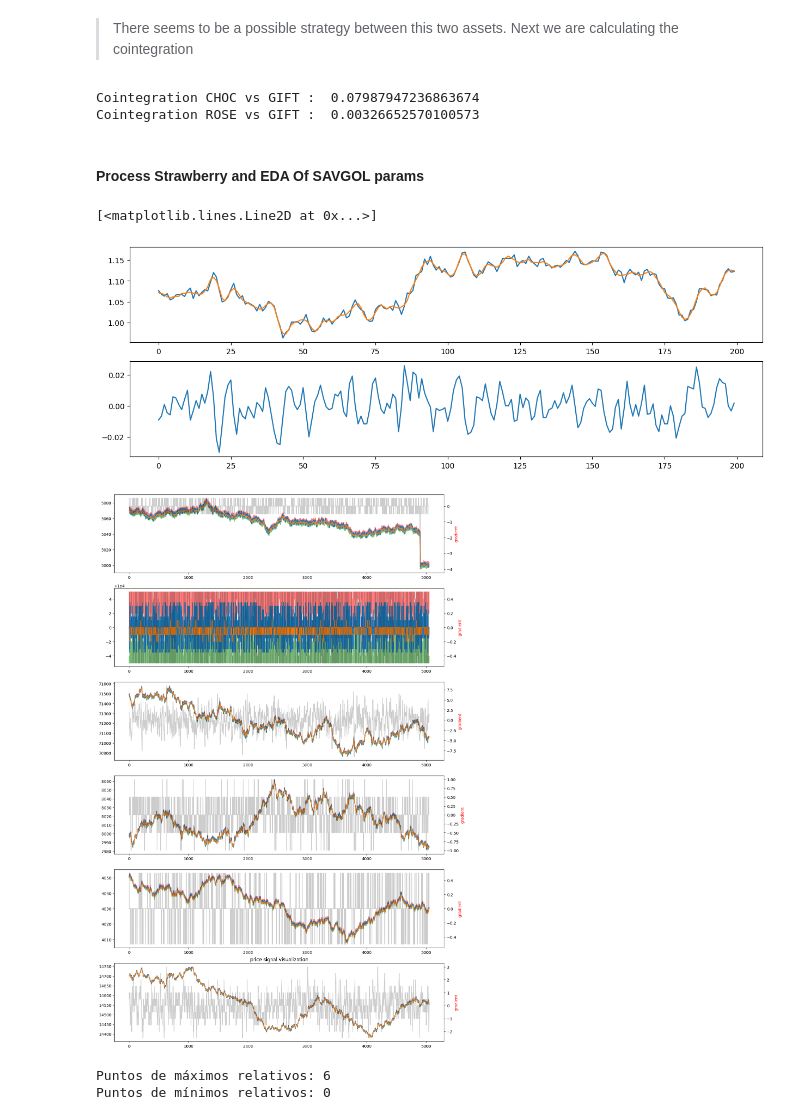
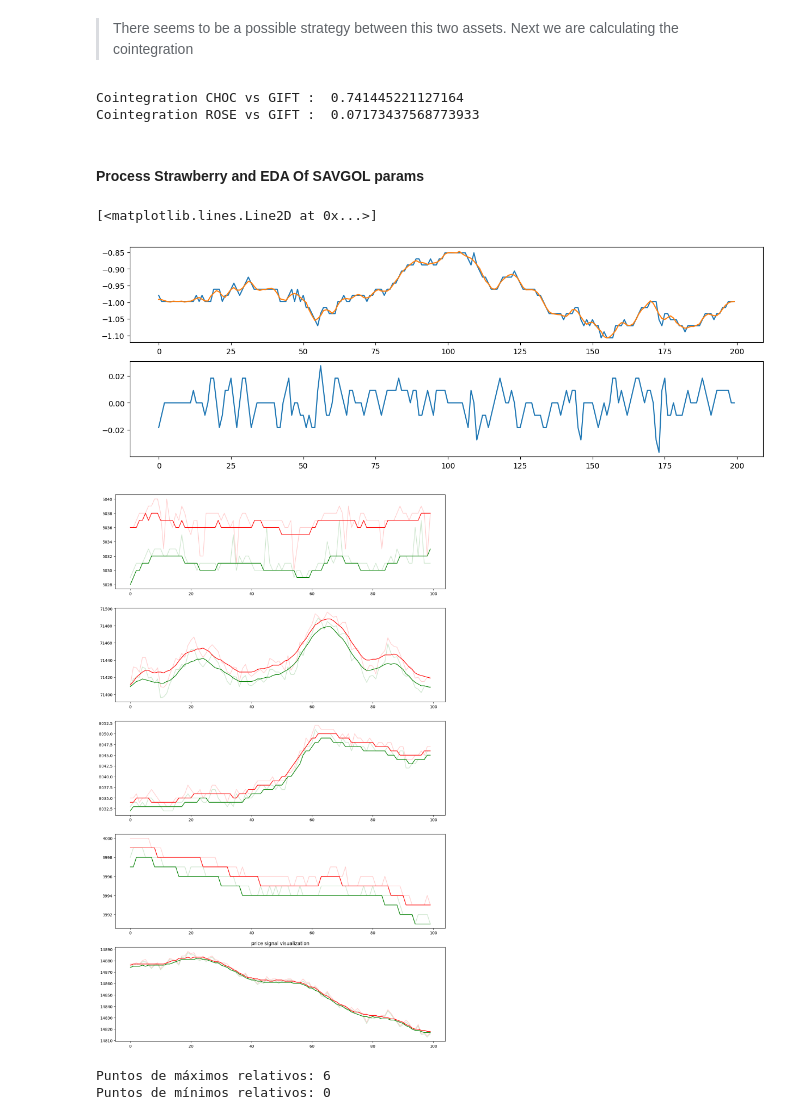
Before and after one commit to rvargas42/IMC_Prosperity2_BigWhales, a Jupyter notebook: Research/round_3/R3_GiftBasket_Popt.ipynb, the cells around one changed output. Cells and saved outputs as stored; diff of their text form; code cells hidden in the pictures.

```diff
--- a/Research/round_3/R3_GiftBasket_Popt.ipynb
+++ b/Research/round_3/R3_GiftBasket_Popt.ipynb
@@ -95,10 +97,10 @@ axs[1].axhline(1.5)
 # %%
 from statsmodels.tsa.stattools import coint
 
-cointegration_gift_choco = coint(df_normalized["CHOCOLATE"], df_normalized["GIFT_BASKET"])
-cointegration_roses_choco = coint(df_normalized["ROSES"], df_normalized["CHOCOLATE"])
+cointegration_gift_choco = coint(df_normalized["GIFT_BASKET"], df_normalized["STRAWBERRIES"])
+cointegration_roses_choco = coint(df_normalized["GIFT_BASKET"], df_normalized["CHOCOLATE"])
 print("Cointegration CHOC vs GIFT : ", cointegration_gift_choco[1])
 print("Cointegration ROSE vs GIFT : ", cointegration_roses_choco[1])
 # %% [output]
-Cointegration CHOC vs GIFT :  0.07987947236863674
-Cointegration ROSE vs GIFT :  0.00326652570100573
+Cointegration CHOC vs GIFT :  0.741445221127164
+Cointegration ROSE vs GIFT :  0.07173437568773933
@@ -109,7 +109,7 @@ spread =
 # %%
 from dataUtils import savitzky_golay
 # %%
-signal = df_normalized.GIFT_BASKET[:200]
+signal = df_normalized.STRAWBERRIES[:200]
 savgol = savitzky_golay(signal.values, window_size=11, order=5)
 gradient = np.gradient(signal)
 
@@ -120,7 +120,7 @@ axs[0].plot(x,savgol)
 axs[1].plot(x,gradient)
 # %% [output]
 [<matplotlib.lines.Line2D at 0x...>]
-[figure, old version]
+[figure, new version]
 # %%
 A = dfs[dfs["product"] == "AMETHYSTS"].mid_price.values
 S = dfs[dfs["product"] == "STARFRUIT"].mid_price.values
@@ -128,31 +128,28 @@ C = dfs[dfs["product"] == "CHOCOLATE"].mid_price.values
 R = dfs[dfs["product"] == "ROSES"].mid_price.values
 Sw = dfs[dfs["product"] == "STRAWBERRIES"].mid_price.values
 G = dfs[dfs["product"] == "GIFT_BASKET"].mid_price.values
-products = ["STARFRUIT","AMETHYSTS", "GIFT_BASKET", "CHOCOLATE", "STRAWBERRIES", "ROSES"]
+products = ["STARFRUIT", "GIFT_BASKET", "CHOCOLATE", "STRAWBERRIES", "ROSES"]
 # %%
 fig, axs = plt.subplots(len(products),1, figsize=(15,25))
 plt.title("price signal visualization")
-l, h = 5100,10150
+l, h = 400,500
 for i, prod in enumerate(products):
     mid_price = dfs[dfs["product"] == prod].mid_price.values[l:h]
     deviation = np.var(mid_price)
     x = np.arange(len(mid_price))
     savgol_pred = np.int32(savitzky_golay(mid_price, window_size=11, order=1))
     gradient = np.gradient(savgol_pred)
-    ask = 0
-    bid = 0
+
     ask = dfs[dfs["product"]==prod].ask_price_1.values[l:h]
     bid = dfs[dfs["product"]==prod].bid_price_1.values[l:h]
+    sav_ask, sav_bid =  np.int32(savitzky_golay(ask, window_size=11, order=1)),  np.int32(savitzky_golay(bid, window_size=11, order=1))
 
-    axs[i].plot(ask, color="r", alpha=0.5)
-    axs[i].plot(bid, color="g", alpha=0.5)
-    axs[i].plot(mid_price)
-    axs[i].plot(savgol_pred)
-    ax2 = axs[i].twinx()
-    ax2.plot(x, gradient, 'Black', alpha=0.2)
-    ax2.set_ylabel('gradient', color='r')
+    axs[i].plot(ask, color="r", alpha=0.2)
+    axs[i].plot(bid, color="g", alpha=0.2)
+    axs[i].plot(sav_ask, color="red")
+    axs[i].plot(sav_bid, color="green")
 # %% [output]
-[figure, old version]
+[figure, new version]
 # %%
 signal = np.array([1, 3, 5, 7, 9, 11, 10, 8, 6, 4])
 
```
Also changed, not shown: parts of 4 cells of this notebook, 14 other files.
